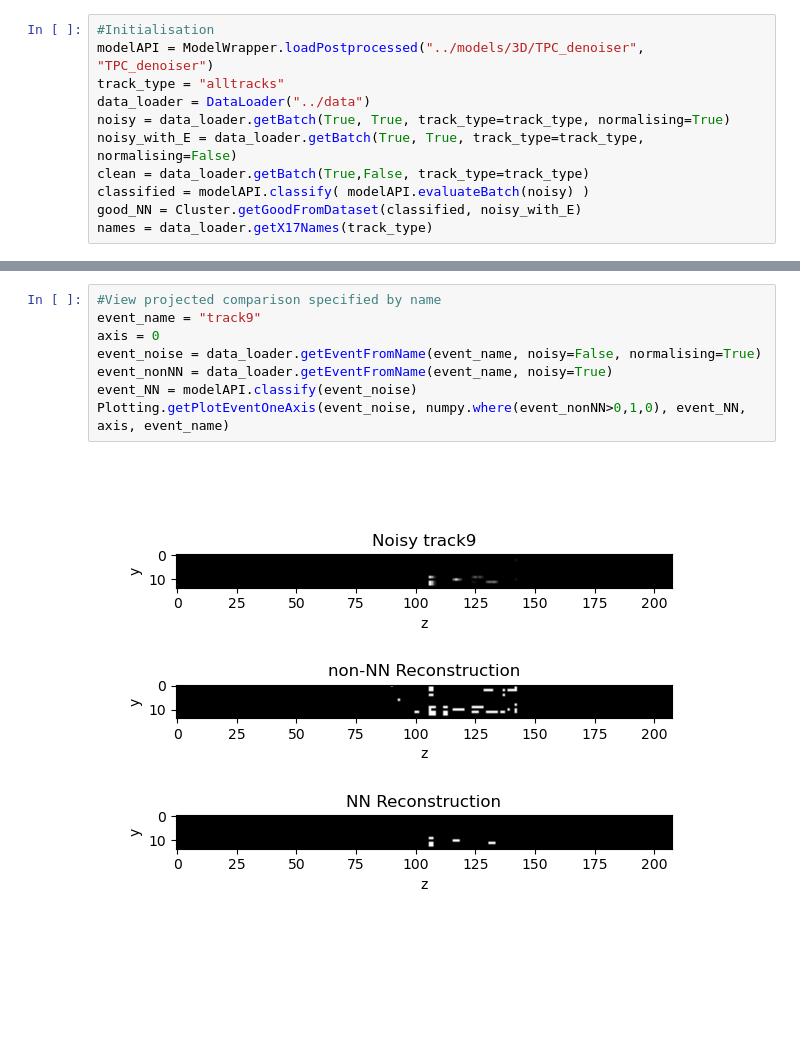
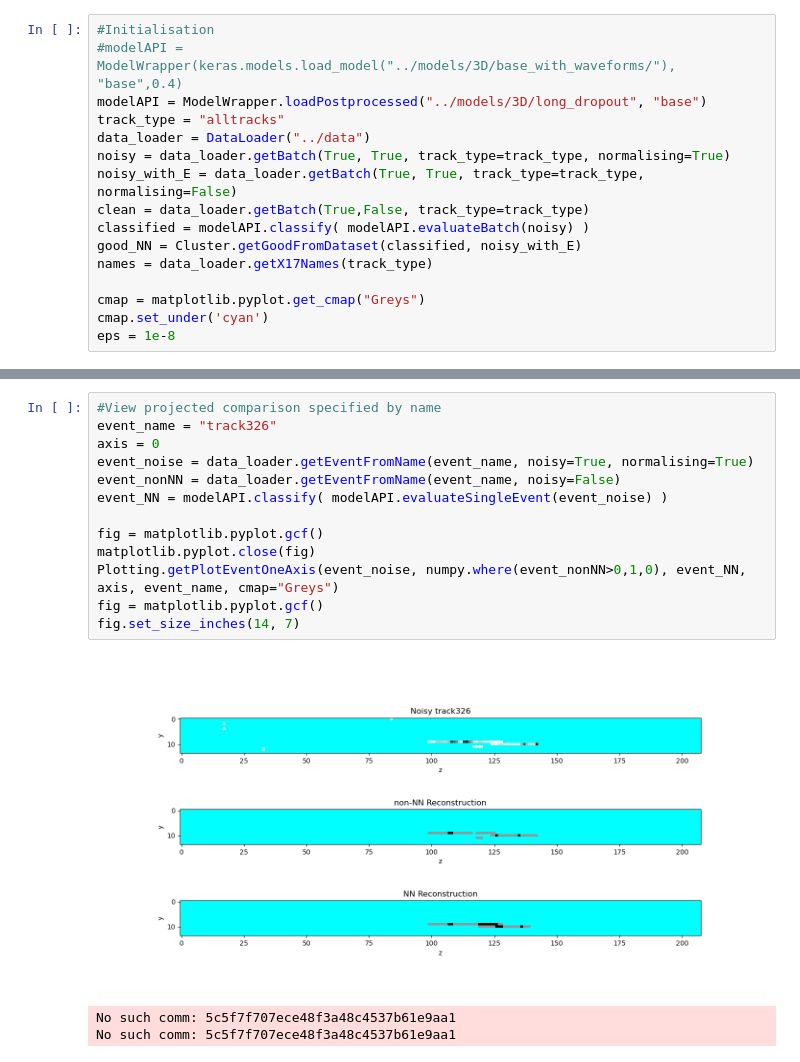
Before and after one commit to gajdosmatej/track_denoiser, a Jupyter notebook: notebooks/views.ipynb, the cells around one changed output, grey strips where cells are left out. Cells and saved outputs as stored; diff of their text form; blank space fills up the shorter version.

```diff
--- a/notebooks/views.ipynb
+++ b/notebooks/views.ipynb
@@ -14,6 +12,7 @@ To enable the following instructions: SSE4.1 SSE4.2 AVX AVX2 FMA, in other opera
 # %%
 #Initialisation
-modelAPI = ModelWrapper.loadPostprocessed("../models/3D/TPC_denoiser", "TPC_denoiser")
+#modelAPI = ModelWrapper(keras.models.load_model("../models/3D/base_with_waveforms/"), "base",0.4)
+modelAPI = ModelWrapper.loadPostprocessed("../models/3D/long_dropout", "base")
 track_type = "alltracks"
 data_loader = DataLoader("../data")
 noisy = data_loader.getBatch(True, True, track_type=track_type, normalising=True)
@@ -22,4 +21,8 @@ clean = data_loader.getBatch(True,False, track_type=track_type)
 classified = modelAPI.classify( modelAPI.evaluateBatch(noisy) )
 good_NN = Cluster.getGoodFromDataset(classified, noisy_with_E)
 names = data_loader.getX17Names(track_type)
+
+cmap = matplotlib.pyplot.get_cmap("Greys")
+cmap.set_under('cyan')
+eps = 1e-8
 # %% [output]
@@ -28,13 +46,20 @@ names = data_loader.getX17Names(track_type)
 # %%
 #View projected comparison specified by name
-event_name = "track9"
+event_name = "track326"
 axis = 0
-event_noise = data_loader.getEventFromName(event_name, noisy=False, normalising=True)
-event_nonNN = data_loader.getEventFromName(event_name, noisy=True)
-event_NN = modelAPI.classify(event_noise)
-Plotting.getPlotEventOneAxis(event_noise, numpy.where(event_nonNN>0,1,0), event_NN, axis, event_name)
+event_noise = data_loader.getEventFromName(event_name, noisy=True, normalising=True)
+event_nonNN = data_loader.getEventFromName(event_name, noisy=False)
+event_NN = modelAPI.classify( modelAPI.evaluateSingleEvent(event_noise) )
+
+fig = matplotlib.pyplot.gcf()
+matplotlib.pyplot.close(fig)
+Plotting.getPlotEventOneAxis(event_noise, numpy.where(event_nonNN>0,1,0), event_NN, axis, event_name, cmap="Greys")
+fig = matplotlib.pyplot.gcf()
+fig.set_size_inches(14, 7)
 # %% [output]
-[figure, old version]
+[figure, new version]
+No such comm: 5c5f7f707ece48f3a48c4537b61e9aa1
+No such comm: 5c5f7f707ece48f3a48c4537b61e9aa1
 # %%
 #View random projected comparison
 axis = 0
```
Also changed, not shown: parts of 9 cells of this notebook, 8 other files.
